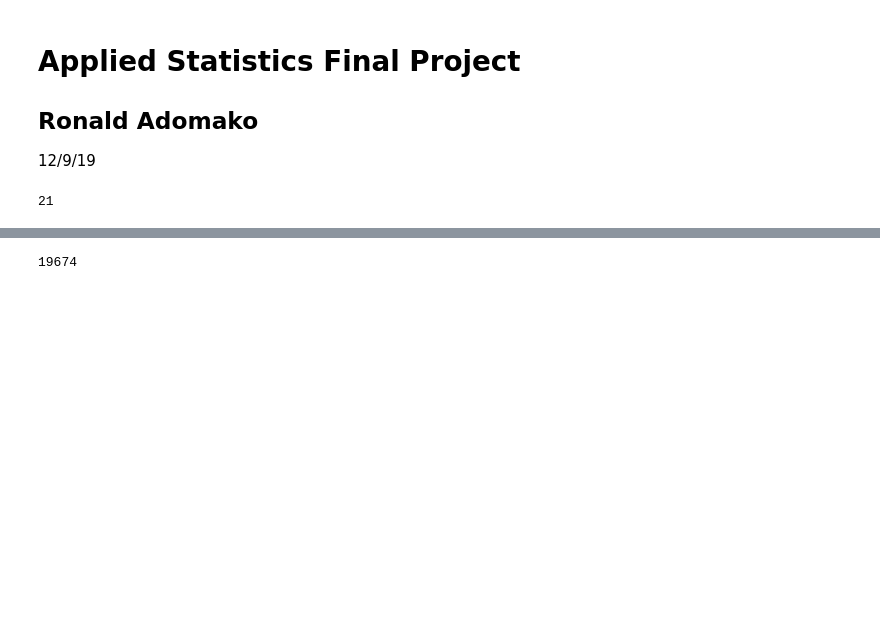
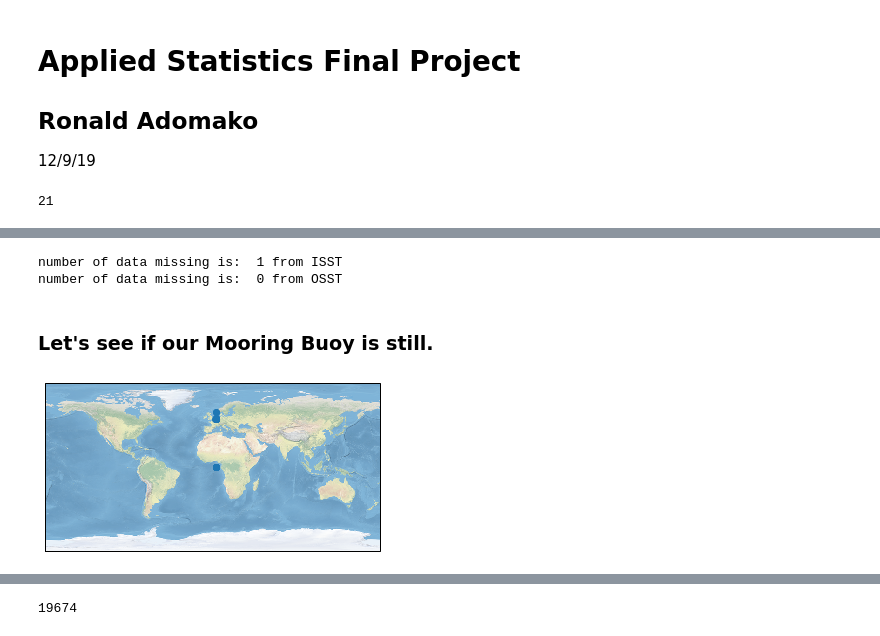
Before and after one commit to adomakor412/Applied_Statistics, a Jupyter notebook: Final/Final_Project_1_data_set.ipynb, the cells around one changed output, grey strips where cells are left out. Drawn from its saved outputs; the diff is of its cells as text; code cells hidden in the pictures; blank space fills up the shorter version.

Commit message:
data cleaning

```diff
--- a/Final/Final_Project_1_data_set.ipynb
+++ b/Final/Final_Project_1_data_set.ipynb
@@ -29,0 +88,20 @@ SH = pd.read_csv("SH_GDLS.csv", names = column)
+# %%
+MB2 = MB[['OSST','ISST','LON','LAT']].dropna()
+missing = MB['ISST'].count() - MB2['ISST'].count()
+print('number of data missing is: ',missing,'from ISST')
+missing = MB['OSST'].count() - MB2['OSST'].count()
+print('number of data missing is: ',missing,'from OSST')
+# %% [output]
+number of data missing is:  1 from ISST
+number of data missing is:  0 from OSST
+# %% [markdown]
+### Let's see if our Mooring Buoy is still.
+# %%
+x = np.array(MB2['LON'].dropna())
+y = np.array(MB2['LAT'].dropna())
+
+ax = plt.axes(projection=ccrs.PlateCarree())
+ax.stock_img()
+ax.scatter(x,y);
+# %% [output]
+[figure, added]
```
Also changed, not shown: parts of 12 cells of this notebook.
